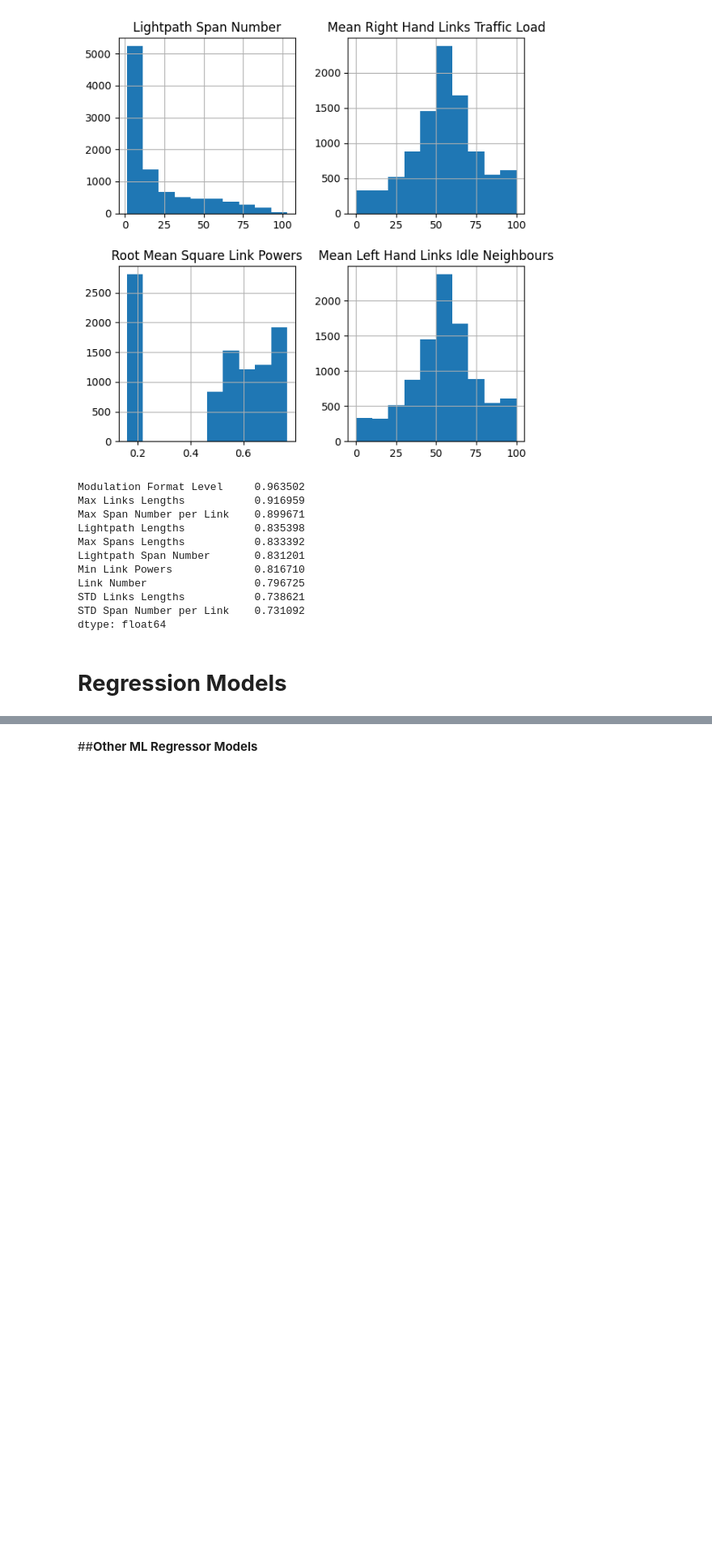
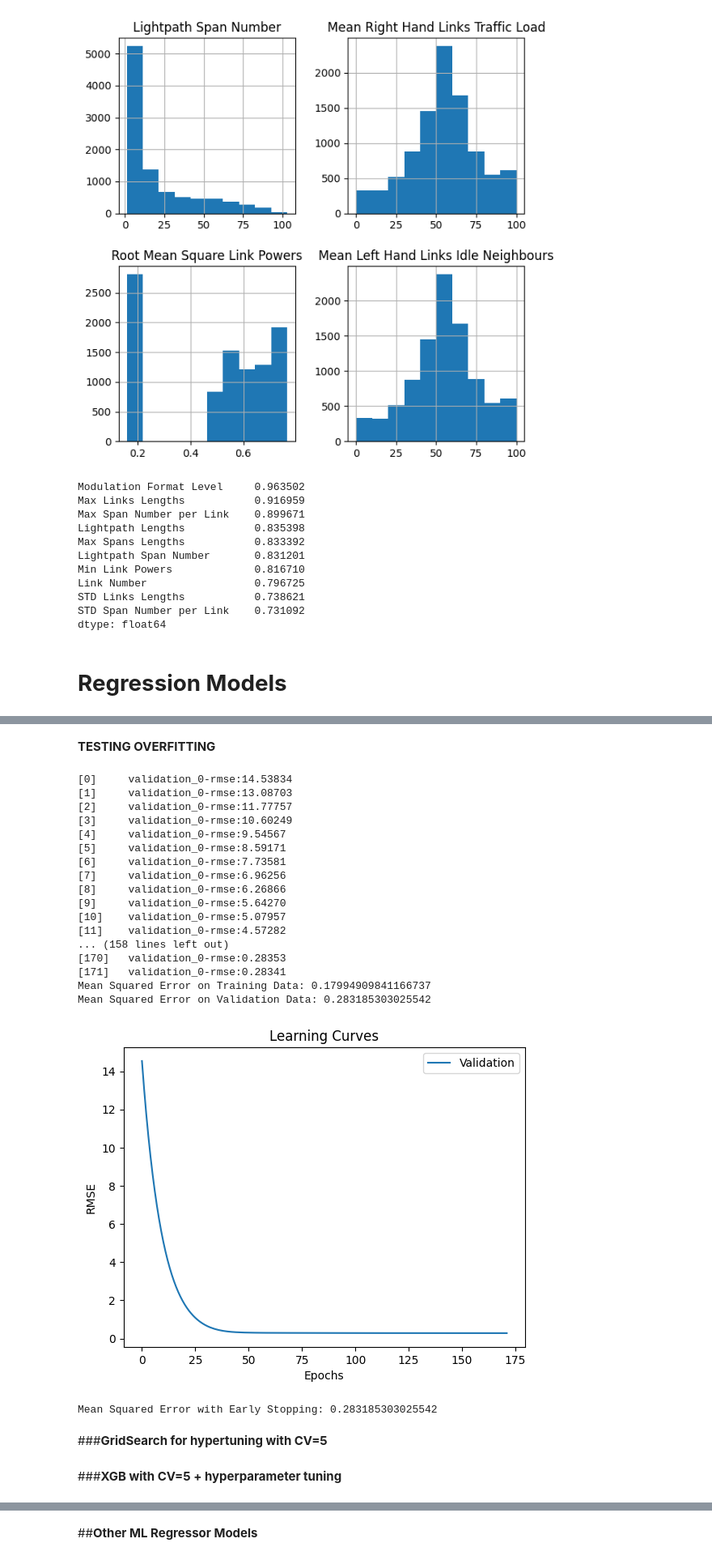
Before and after one commit to husseinfawaz20/QoT, a Jupyter notebook: QoT_Regression_Samples.ipynb, the cells around one changed output, grey strips where cells are left out. Shown at 81% size. Cells and saved outputs as stored; diff of their text form; code cells hidden in the pictures; blank space fills up the shorter version.

```diff
--- a/QoT_Regression_Samples.ipynb
+++ b/QoT_Regression_Samples.ipynb
@@ -322,0 +563,17 @@ grid
+# %%
+params={'learning_rate': 0.1, 'max_depth': 6, 'min_child_weight': 3, 'n_estimators': 500, 'objective': 'reg:squarederror', 'subsample': 0.8,
+       'reg_alpha':0.5,'reg_lambda':0.5,'gamma':0.2}
+xgb = XGBRegressor(**params)
+
+start_time = time.time()
+xgb.fit(X_train, y_train,early_stopping_rounds=10,eval_set=[(X_test, y_test)],verbose=False)
+end_time = time.time()
+
+training_time = end_time - start_time
+inference_time_per_data_point = calc_inference_time(xgb)
+
+y_pred = xgb.predict(X_test)
+nb_splits = calculate_xgb_splits(xgb)
+
+saveResults(y_test,y_pred,"XGB with tuning",X.shape[1],training_time,inference_time_per_data_point,nb_splits)
+get_results()
@@ -322,0 +585,58 @@ grid
+# %% [markdown]
+**TESTING OVERFITTING**
+# %%
+params={'learning_rate': 0.1, 'max_depth': 6, 'min_child_weight': 3, 'n_estimators': 500, 'objective': 'reg:squarederror', 'subsample': 0.8,
+       'reg_alpha':0.5,'reg_lambda':0.5,'gamma':0.2 }
+xgb_regressor = XGBRegressor(**params)
+xgb_regressor.fit(X_train, y_train,early_stopping_rounds=10,eval_set=[(X_test, y_test)],eval_metric='rmse')
+
+# Evaluate on training data
+y_train_pred = xgb_regressor.predict(X_train)
+mse_train = mean_squared_error(y_train, y_train_pred)
+print("Mean Squared Error on Training Data:", np.sqrt(mse_train))
+
+# Evaluate on validation data
+y_val_pred = xgb_regressor.predict(X_test)
+mse_val = mean_squared_error(y_test, y_val_pred)
+print("Mean Squared Error on Validation Data:", np.sqrt(mse_val))
+
+# Plot learning curves (optional)
+import matplotlib.pyplot as plt
+
+plt.plot(xgb_regressor.evals_result()['validation_0']['rmse'], label='Validation')
+plt.xlabel('Epochs')
+plt.ylabel('RMSE')
+plt.title('Learning Curves')
+plt.legend()
+plt.show()
+
+# Use early stopping to prevent overfitting
+xgb_regressor_early = XGBRegressor(**params)
+xgb_regressor_early.fit(X_train, y_train, early_stopping_rounds=10, eval_set=[(X_test, y_test)], verbose=False)
+
+# Evaluate with early stopping
+y_val_pred_early = xgb_regressor_early.predict(X_test)
+mse_val_early = mean_squared_error(y_test, y_val_pred_early)
+print("Mean Squared Error with Early Stopping:", np.sqrt(mse_val_early))
+# %% [output]
+[0]     validation_0-rmse:14.53834
+[1]     validation_0-rmse:13.08703
+[2]     validation_0-rmse:11.77757
+[3]     validation_0-rmse:10.60249
+[4]     validation_0-rmse:9.54567
+[5]     validation_0-rmse:8.59171
+[6]     validation_0-rmse:7.73581
+[7]     validation_0-rmse:6.96256
+[8]     validation_0-rmse:6.26866
+[9]     validation_0-rmse:5.64270
+[10]    validation_0-rmse:5.07957
+[11]    validation_0-rmse:4.57282
+... (158 lines left out)
+[170]   validation_0-rmse:0.28353
+[171]   validation_0-rmse:0.28341
+Mean Squared Error on Training Data: 0.17994909841166737
+Mean Squared Error on Validation Data: 0.283185303025542
+[figure, added]
+Mean Squared Error with Early Stopping: 0.283185303025542
+# %% [markdown]
+###**GridSearch for hypertuning with CV=5**
@@ -322,0 +713,2 @@ grid
+# %% [markdown]
+###**XGB with CV=5 + hyperparameter tuning**
```
Also changed, not shown: parts of 174 cells of this notebook.
